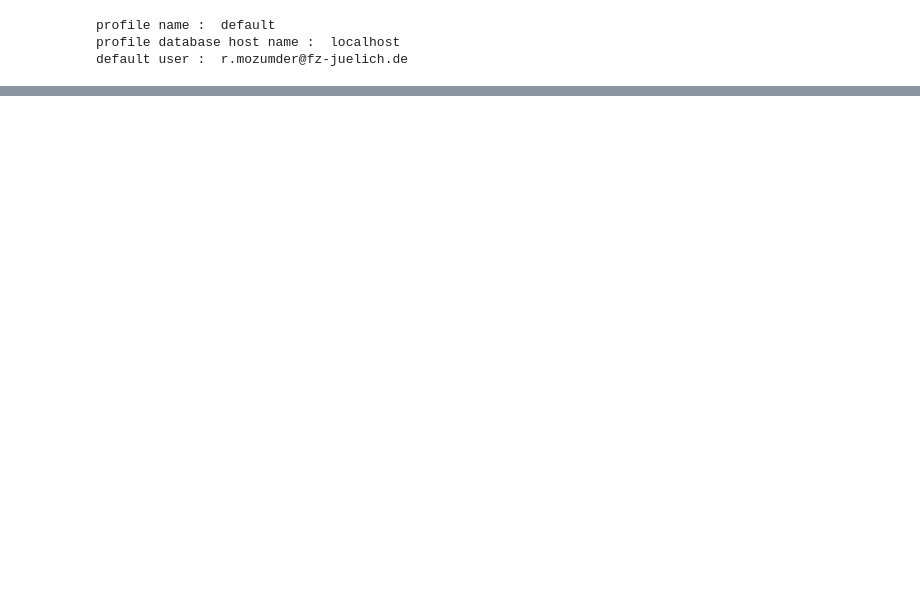
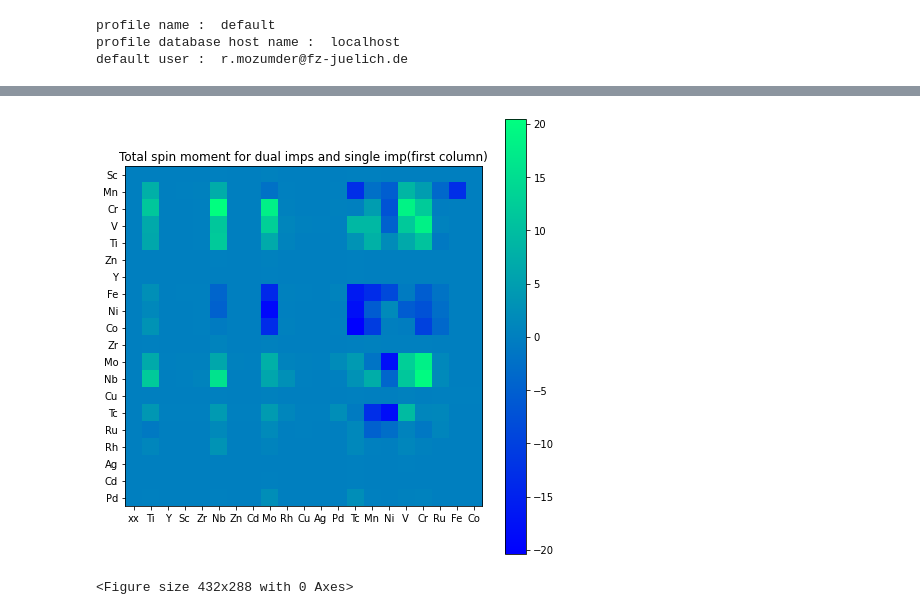
Before and after one commit to RubelMozumder/aiida_daily_work, a Jupyter notebook: Daily_Work_bin/extract_value_dos_kkrimp.ipynb, the cells around one changed output, grey strips where cells are left out. Drawn from its saved outputs; the diff is of its cells as text; code cells hidden in the pictures; blank space fills up the shorter version.

```diff
--- a/Daily_Work_bin/extract_value_dos_kkrimp.ipynb
+++ b/Daily_Work_bin/extract_value_dos_kkrimp.ipynb
@@ -305,8 +263,3 @@ def conv_dos_data(imp_dos_or_pk, debug= False):
     imp_clst_dict['Zimp'] = zimp
     imp_clst_dict['Zhost'] = zhost
     return summary_data_dict, imp_clst_dict
-# %%
-## Test the dos_spec function
-node_23937 = load_node(23937)
-group = load_group(94)
-node_1 = list(group.nodes)[6]
@@ -444,0 +417,26 @@ dist_chsq = np.random.chisquare(df=2, size=1000)
+# %%
+import matplotlib.pyplot as plt
+import matplotlib.gridspec as gdspec
+fig = plt.figure(1, figsize=(8,8))
+# gdspec.GridSpec(4,4)
+# To set the xtick points, and xlabels
+xtick_points = [xx[0,:]]
+xtick_labels = [plot_imp_col_list]
+ytick_points = [yy[:,0]]
+ytick_labels = [plot_imp_row_list]
+cmap = [plt.cm.get_cmap('winter')]
+title =['Total spin moment for dual imps and single imp(first column)']
+
+imp1 = plt.imshow(spin_data_array, cmap=cmap[0])
+cbar = plt.colorbar(imp1)
+plt.locator_params(axis='x', nbins=21)
+plt.locator_params(axis='y', nbins=20)
+plt.xticks(xtick_points[0], xtick_labels[0])
+plt.yticks(ytick_points[0], ytick_labels[0])
+plt.title(title[0])
+
+plt.show()
+plt.savefig('spin_moment.png')
+# %% [output]
+[figure, added]
+<Figure size 432x288 with 0 Axes>
```
Also changed, not shown: parts of 21 cells of this notebook, 5 other files.
